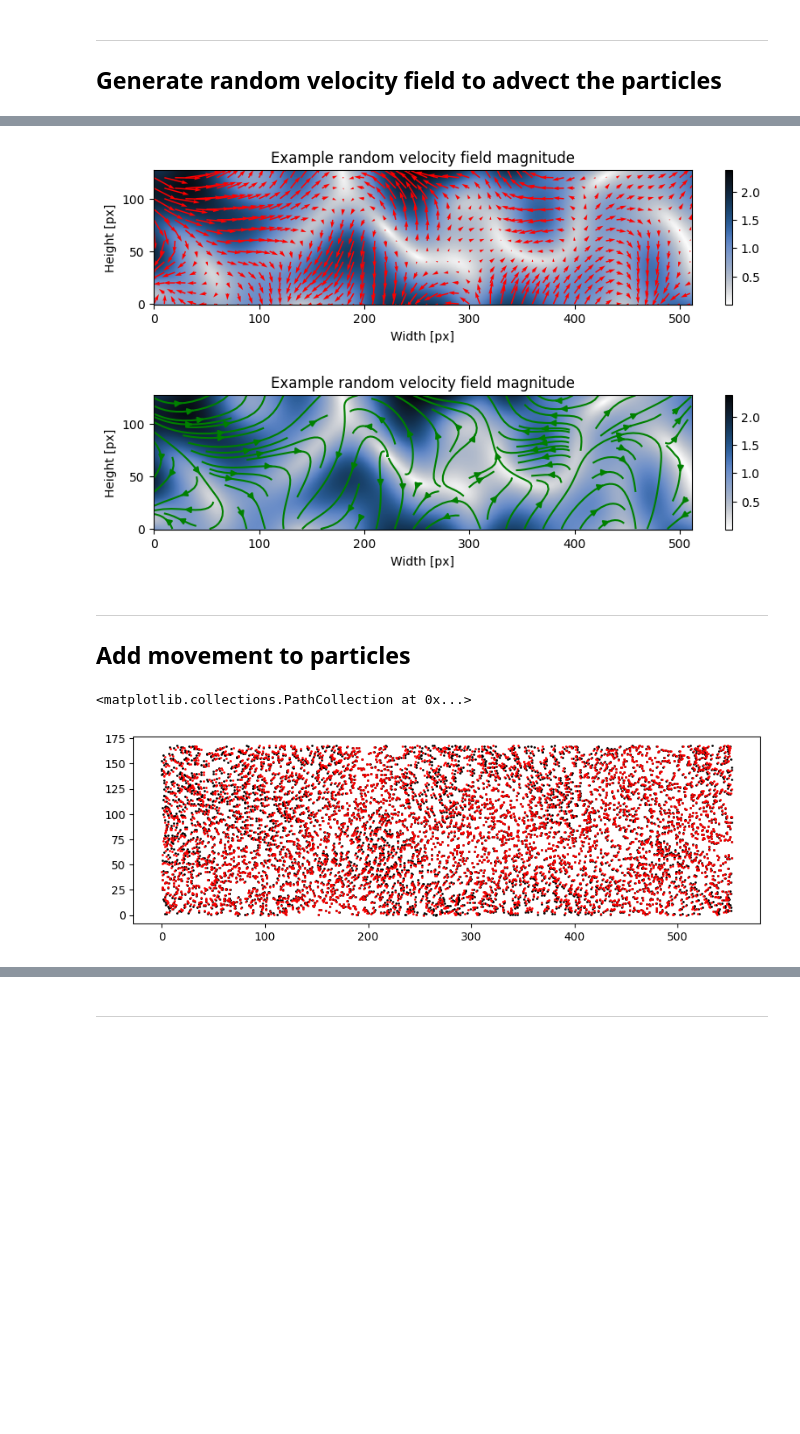
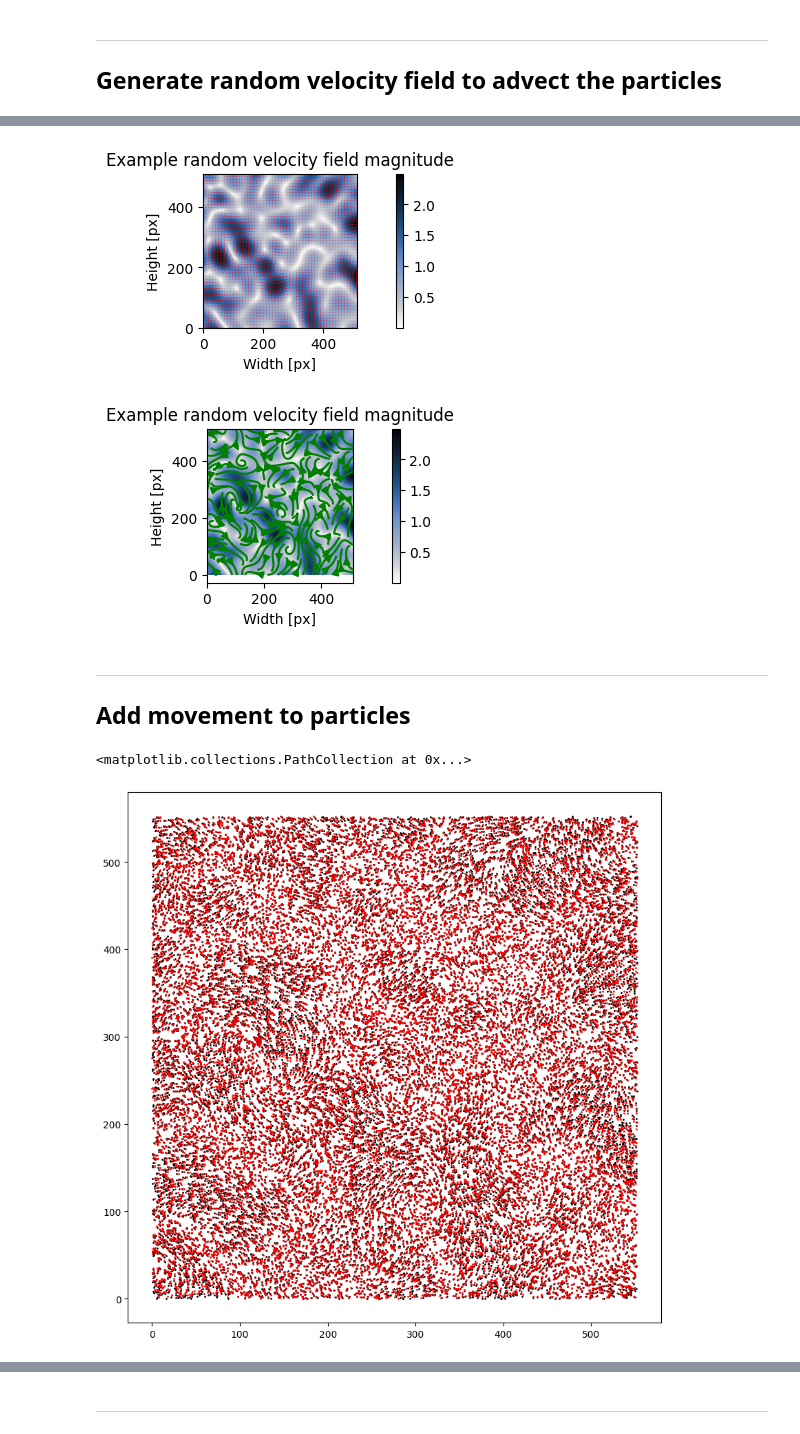
Before and after one commit to kamilazdybal/pykitPIV, a Jupyter notebook: jupyter-notebooks/debugging.ipynb, the cells around one changed output, grey strips where cells are left out. Drawn from its saved outputs; the diff is of its cells as text; code cells hidden in the pictures; blank space fills up the shorter version.

Commit message:
Added quick generation of image pair; to be polished

```diff
--- a/jupyter-notebooks/debugging.ipynb
+++ b/jupyter-notebooks/debugging.ipynb
@@ -15,7 +15,7 @@ from pykitPIV import Particle, FlowField, Image, Motion
 # %%
 n_images = 1
 # %%
-image_size = (128,512)
+image_size = (512,512)
 # %%
 size_buffer = 20
 # %% [markdown]
@@ -148,7 +148,7 @@ image.plot_velocity_field_magnitude(0,
                                     figsize=(10,2),
                                     filename='example-random-velocity-field-magnitude.png');
 # %% [output]
-[figure, old version]
+[figure, new version]
 # %%
 image.plot_velocity_field_magnitude(0,
                                     with_buffer=False,
@@ -165,7 +165,7 @@ image.plot_velocity_field_magnitude(0,
                                     figsize=(10,2),
                                     filename='example-random-velocity-field-magnitude.png');
 # %% [output]
-[figure, old version]
+[figure, new version]
 # %% [markdown]
 ***
 
@@ -173,15 +173,15 @@ image.plot_velocity_field_magnitude(0,
 # %%
 motion = Motion(particles,
                 flowfield,
-                time_separation=0.2,
-                n_steps=10)
+                time_separation=0.1,
+                n_steps=30)
 # %%
 motion.forward_euler()
 # %%
-fig = plt.figure(figsize=(10,3))
+fig = plt.figure(figsize=(10,10))
 
 plt.scatter(motion.particle_coordinates_I1[0][1], motion.particle_coordinates_I1[0][0], c='k', s=1)
 plt.scatter(motion.particle_coordinates_I2[0][1], motion.particle_coordinates_I2[0][0], c='r', s=1)
 # %% [output]
 <matplotlib.collections.PathCollection at 0x...>
-[figure, old version]
+[figure, new version]
```
Also changed, not shown: parts of 10 cells of this notebook, 1 other file.
